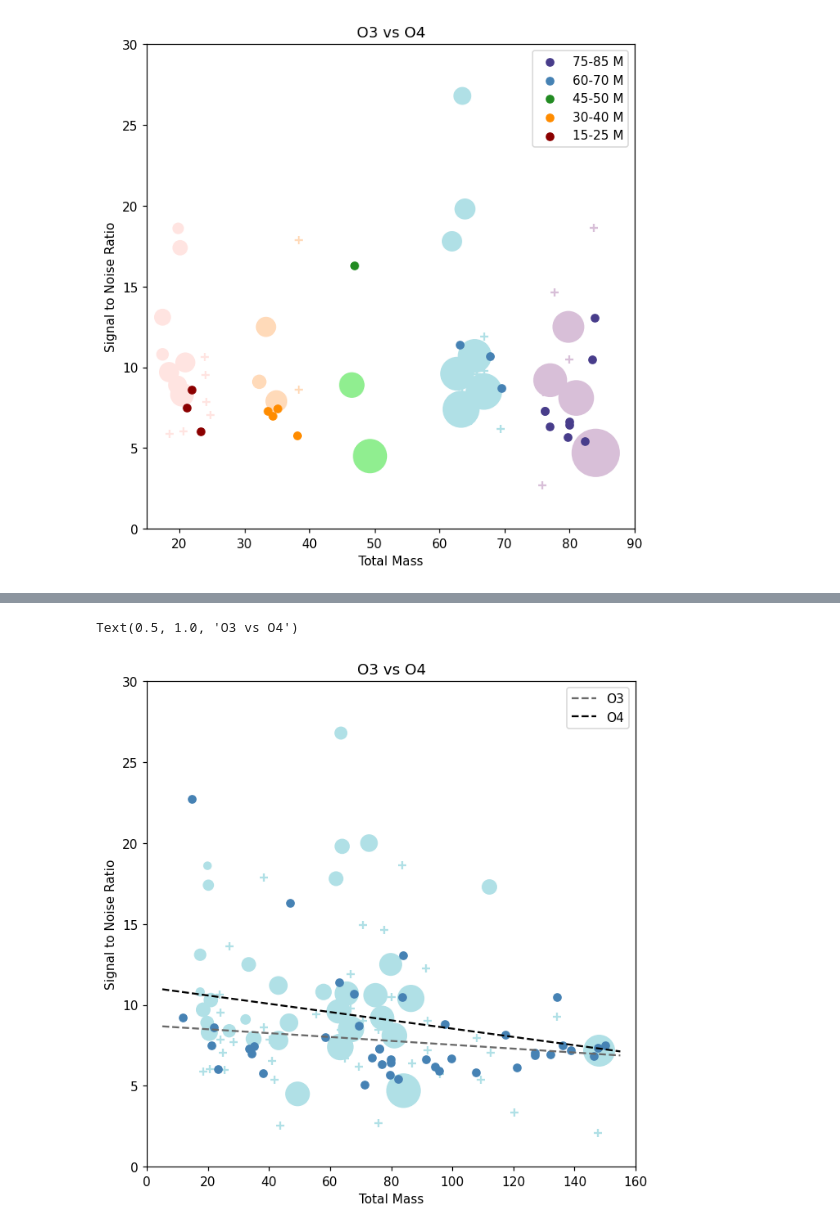
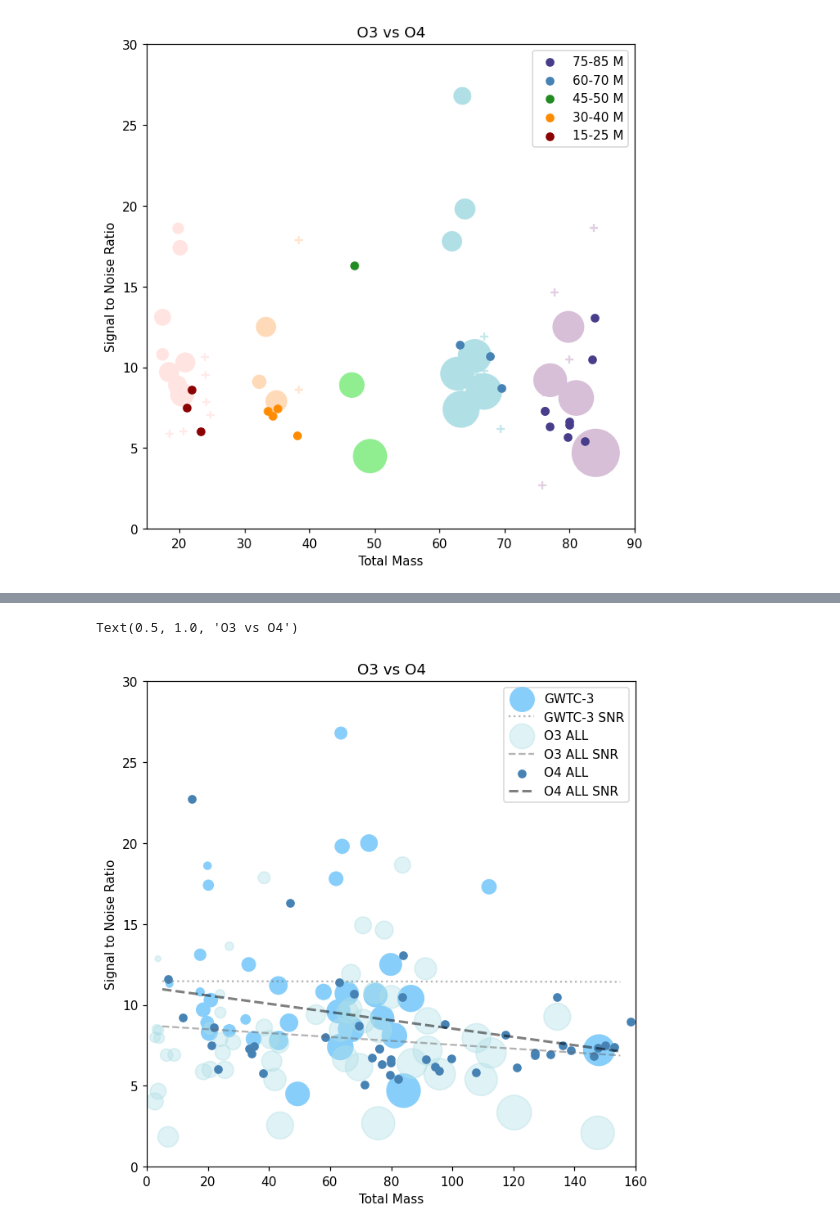
Before and after one commit to AndrewValentini/Gravitational-Waves-Research-23-24, a Jupyter notebook: Data Analysis/SNR.ipynb, the cells around one changed output, grey strips where cells are left out. Cells and saved outputs as stored; diff of their text form; code cells hidden in the pictures.

Commit message:
SNR visualizations

```diff
--- a/Data Analysis/SNR.ipynb
+++ b/Data Analysis/SNR.ipynb
@@ -124,6 +125,9 @@ events["mass_dos"] = abs(events["mass2"] - events["mass1"]) / events["total_mass
 
 O4_events = events[events['group'] == 4]
 O3_events = events[events['group'] == 3]
+# %%
+O3_all_predicted = pd.read_csv("../Data Analysis/PredictedData/O3_ALL_predicted.csv")
+O3_mock = pd.read_csv("../Data Analysis/PredictedData/O3_mock.csv")
 # %%
 confident_neutrons
 # %% [output]
@@ -348,44 +534,42 @@ Text(0.5, 1.0, 'O3 vs O4')
 # %%
 fig, ax = plt.subplots(1, 1, figsize=(7, 7), dpi=110)
 
 # setting bins
 bin_lows = [130, 110, 90, 70, 50, 30, 10]
 bin_highs = [150, 130, 110, 90, 70, 50, 30]
 
 line_values = np.array([5, 155])
 
-aO3, bO3 = np.polyfit(O3_events["total_mass"], O3_events["snr"], 1)
-ax.plot(line_values, aO3 * line_values + bO3, color="dimgrey", linestyle="--", linewidth=1.5, label="O3")
+# GWTC-3
+
+ax.scatter(O3["total_mass"], O3["snr"], 0.1 * O3["luminosity_distance"], color="lightskyblue", label="GWTC-3")
+
+aO3, bO3 = np.polyfit(O3["total_mass"], O3["snr"], 1)
+ax.plot(line_values, aO3 * line_values + bO3, color="dimgrey", linestyle=":", linewidth=1.5, alpha=0.5, label="GWTC-3 SNR")
+
+# O3 ALL
+
+ax.scatter(O3_all_predicted["total_mass"], O3_all_predicted["snr"], 0.1 * O3_all_predicted["luminosity_distance"], alpha=0.4, color="powderblue", label="O3 ALL")
+
+aO3, bO3 = np.polyfit(O3_all_predicted["total_mass"], O3_all_predicted["snr"], 1)
+ax.plot(line_values, aO3 * line_values + bO3, color="dimgrey", linestyle="--", linewidth=1.5, alpha=0.5, label="O3 ALL SNR")
+
+# O4 ALL
+
+ax.scatter(O4_events["total_mass"], O4_events["snr"], color="steelblue", label="O4 ALL")
 
 aO4, bO4 = np.polyfit(O4_events["total_mass"], O4_events["snr"], 1)
-ax.plot(line_values, aO4 * line_values + bO4, color="black", linestyle="--", linewidth=1.5, label="O4")
-
-for low, high in zip(bin_lows, bin_highs):
-    O3values = O3[O3["total_mass"] >= low]
-    O3values = O3values[O3values["total_mass"] <= high]
-
-    ax.scatter(O3values["total_mass"], O3values["snr"], 0.1 * O3values["luminosity_distance"], color="powderblue")
-
-    O3values_all = O3_events[O3_events["total_mass"] >= low]
-    O3values_all = O3values_all[O3values_all["total_mass"] <= high]
-
-    ax.scatter(O3values_all["total_mass"], O3values_all["snr"], marker = "+", color="powderblue")
-
-for low, high in zip(bin_lows, bin_highs):
-    O4values = O4_events[O4_events["total_mass"] >= low]
-    O4values = O4values[O4values["total_mass"] <= high]
-
-    ax.scatter(O4values["total_mass"], O4values["snr"], color="steelblue")
+ax.plot(line_values, aO4 * line_values + bO4, color="black", linestyle="--", linewidth=2, alpha=0.5, label="O4 ALL SNR")
 
 ax.legend()
 
 ax.set_xlabel("Total Mass")
 ax.set_ylabel("Signal to Noise Ratio")
 
 ax.set_xlim(0, 160)
 ax.set_ylim(0, 30)
 
 ax.set_title("O3 vs O4")
 # %% [output]
 Text(0.5, 1.0, 'O3 vs O4')
-[figure, old version]
+[figure, new version]
```
Also changed, not shown: parts of 11 cells of this notebook, 8 other files.
